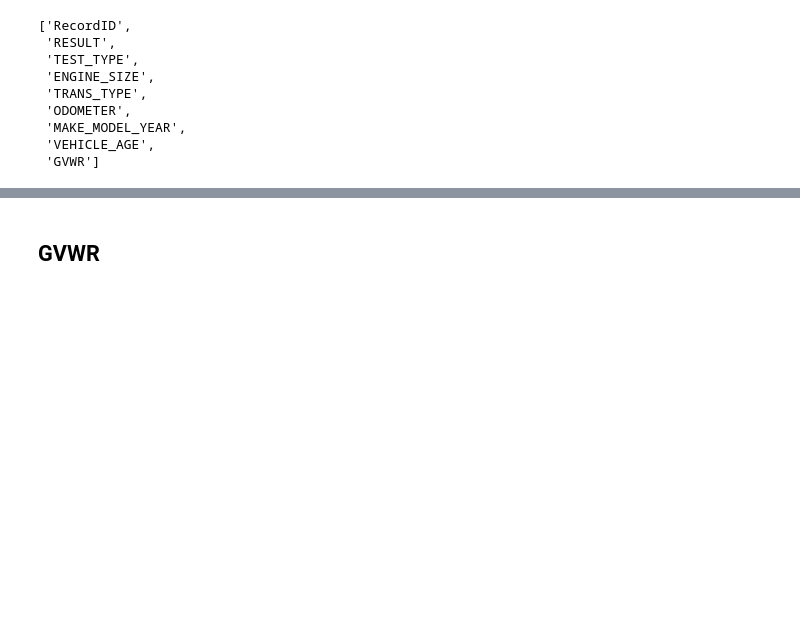
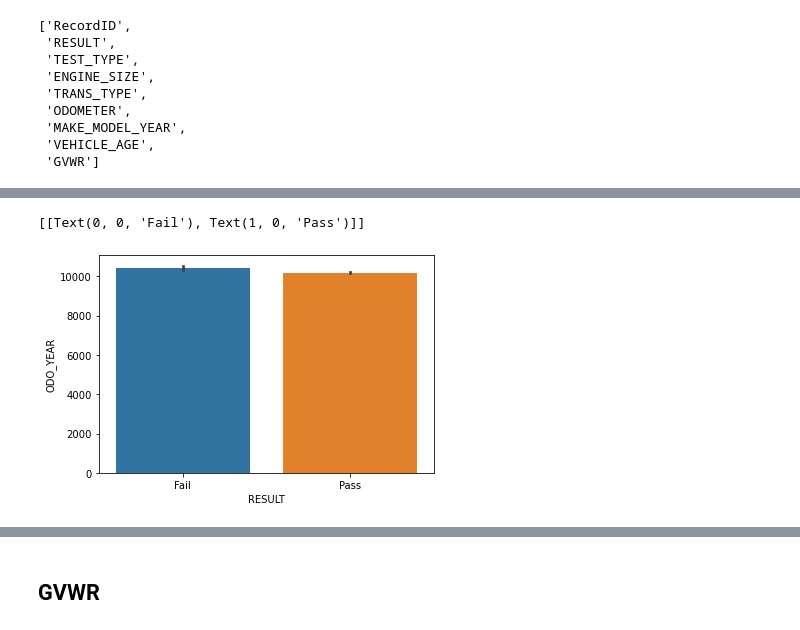
Before and after one commit to hanbo-e/wimlds_emissions, a Jupyter notebook: pres_0506.ipynb, the cells around one changed output, grey strips where cells are left out. Cells and saved outputs as stored; diff of their text form; code cells hidden in the pictures; blank space fills up the shorter version.

```diff
--- a/pres_0506.ipynb
+++ b/pres_0506.ipynb
@@ -88,0 +157,6 @@ list(df.columns)
+# %%
+g_ob = sns.barplot(x='RESULT', y='ODO_YEAR', data=df)
+g_ob.set(xticklabels=["Fail","Pass"])
+# %% [output]
+[[Text(0, 0, 'Fail'), Text(1, 0, 'Pass')]]
+[figure, added]
```
Also changed, not shown: parts of 42 cells of this notebook.
